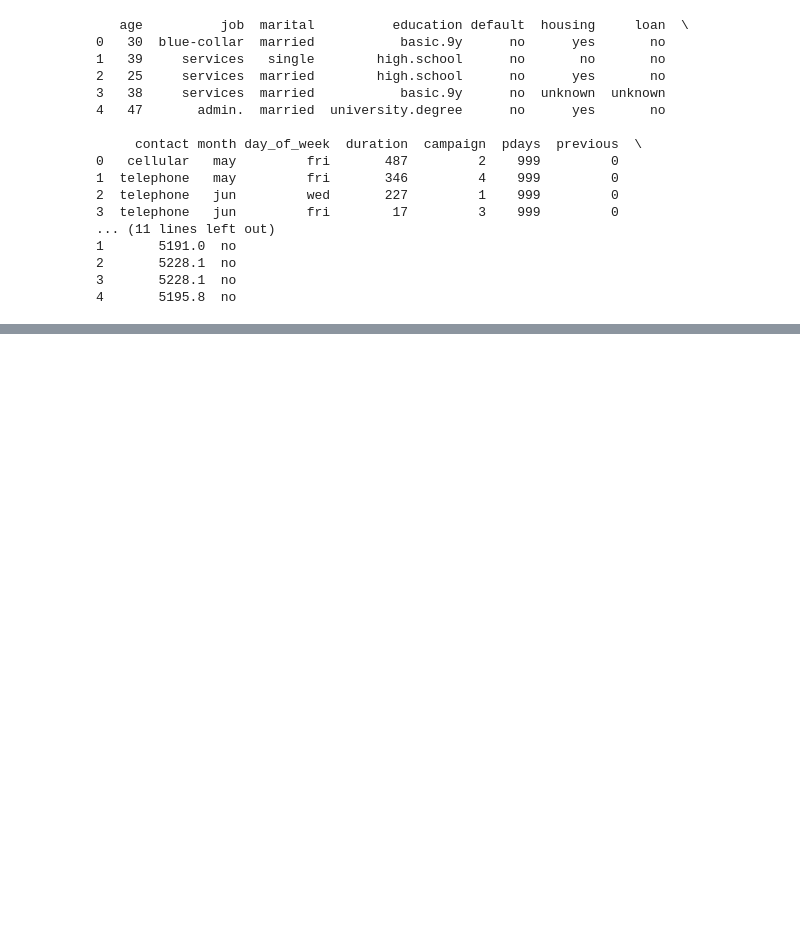
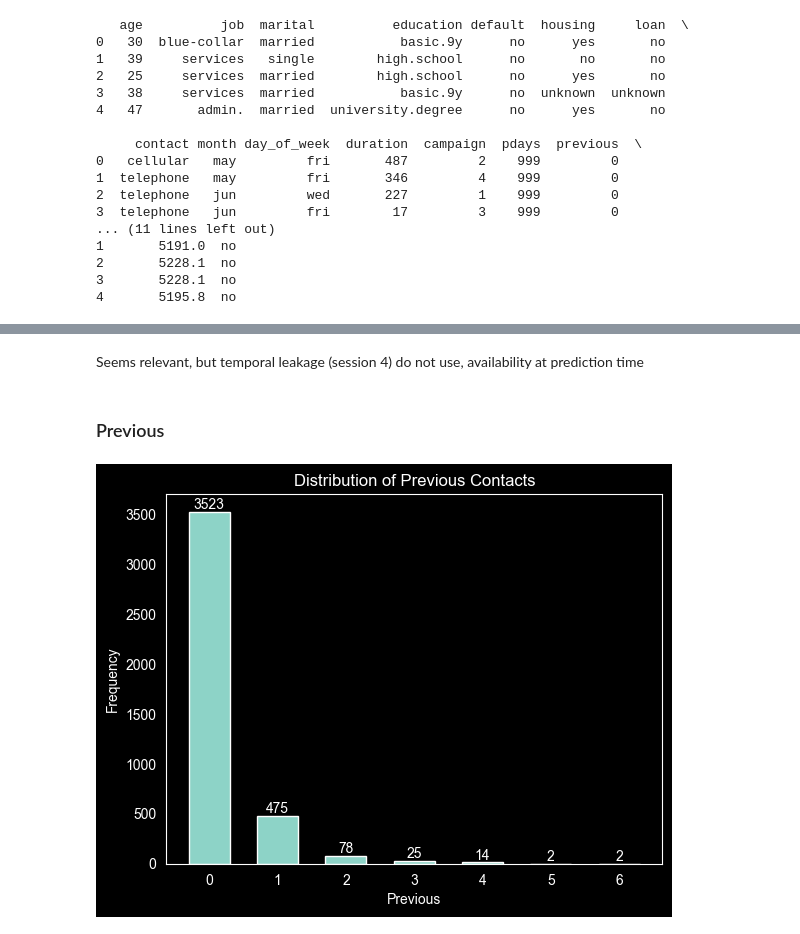
Before and after one commit to Rdrg-Blnc-IE/Machine_Learning_Foundations-Data_Preparation, a Jupyter notebook: assignment_1_rodrigo_blanco_maldonado.ipynb, the cells around one changed output, grey strips where cells are left out. Cells and saved outputs as stored; diff of their text form; code cells hidden in the pictures; blank space fills up the shorter version.

```diff
--- a/assignment_1_rodrigo_blanco_maldonado.ipynb
+++ b/assignment_1_rodrigo_blanco_maldonado.ipynb
@@ -65,0 +298,25 @@ Name: duration, dtype: float64
+# %% [markdown]
+Seems relevant, but temporal leakage (session 4) do not use, availability at prediction time
+# %% [markdown]
+### Previous
+# %%
+counts = df['previous'].value_counts().sort_index()
+plt.figure()
+bars = plt.bar(counts.index, counts.values, width=0.6)
+plt.xlabel('Previous')
+plt.ylabel('Frequency')
+plt.title('Distribution of Previous Contacts')
+plt.xticks(counts.index)
+plt.grid(False)
+for bar in bars:
+    height = bar.get_height()
+    plt.text(
+        bar.get_x() + bar.get_width() / 2,
+        height,
+        str(height),
+        ha='center',
+        va='bottom'
+    )
+plt.show()
+# %% [output]
+[figure, added]
```
Also changed, not shown: parts of 53 cells of this notebook.
